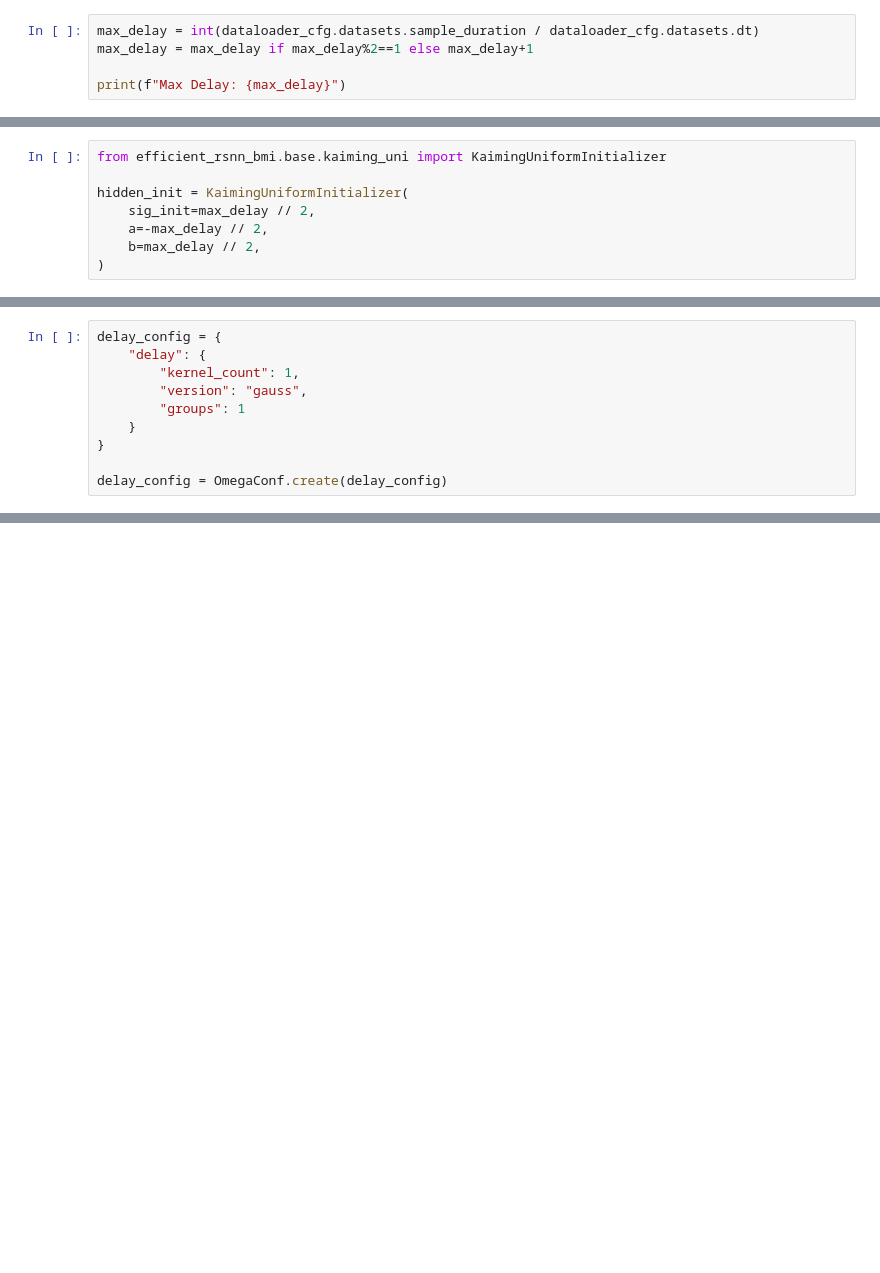
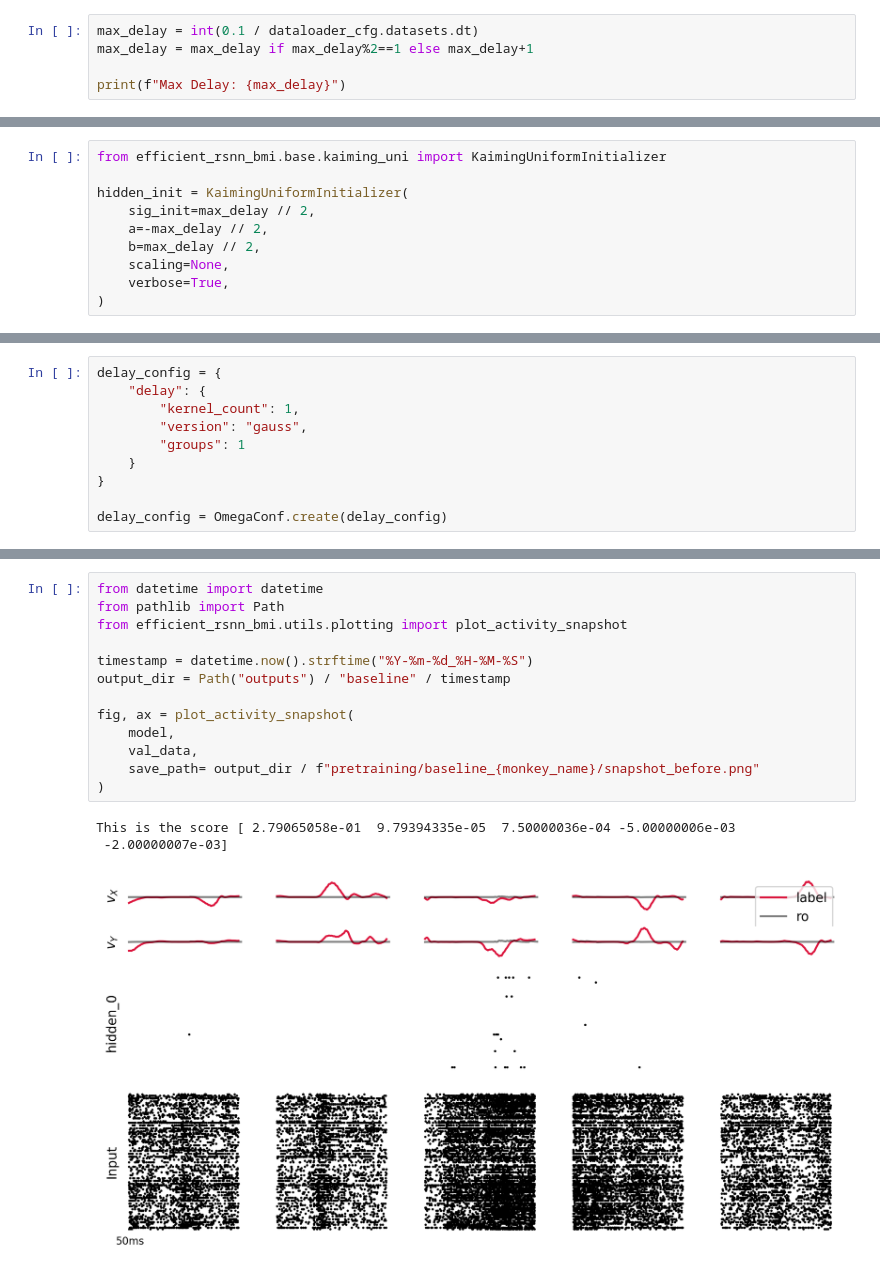
Before and after one commit to Tansil011019/efficient-rsnn-bmi, a Jupyter notebook: notebooks/training_delay_experiment.ipynb, the cells around one changed output, grey strips where cells are left out. Drawn from its saved outputs; the diff is of its cells as text; blank space fills up the shorter version.

```diff
--- a/notebooks/training_delay_experiment.ipynb
+++ b/notebooks/training_delay_experiment.ipynb
@@ -205,5 +209,5 @@ torch.Size([500, 96])
 # %%
-max_delay = int(dataloader_cfg.datasets.sample_duration / dataloader_cfg.datasets.dt)
+max_delay = int(0.1 / dataloader_cfg.datasets.dt)
 max_delay = max_delay if max_delay%2==1 else max_delay+1
 
 print(f"Max Delay: {max_delay}")
@@ -224,4 +228,6 @@ hidden_init = KaimingUniformInitializer(
     sig_init=max_delay // 2,
     a=-max_delay // 2,
     b=max_delay // 2,
+    scaling=None,
+    verbose=True,
 )
@@ -348,0 +479,17 @@ CustomDelayConnection(
+# %%
+from datetime import datetime
+from pathlib import Path
+from efficient_rsnn_bmi.utils.plotting import plot_activity_snapshot
+
+timestamp = datetime.now().strftime("%Y-%m-%d_%H-%M-%S")
+output_dir = Path("outputs") / "baseline" / timestamp
+
+fig, ax = plot_activity_snapshot(
+    model,
+    val_data,
+    save_path= output_dir / f"pretraining/baseline_{monkey_name}/snapshot_before.png"
+)
+# %% [output]
+This is the score [ 2.79065058e-01  9.79394335e-05  7.50000036e-04 -5.00000006e-03
+ -2.00000007e-03]
+[figure, added]
```
Also changed, not shown: parts of 34 cells of this notebook, 1 other file.
